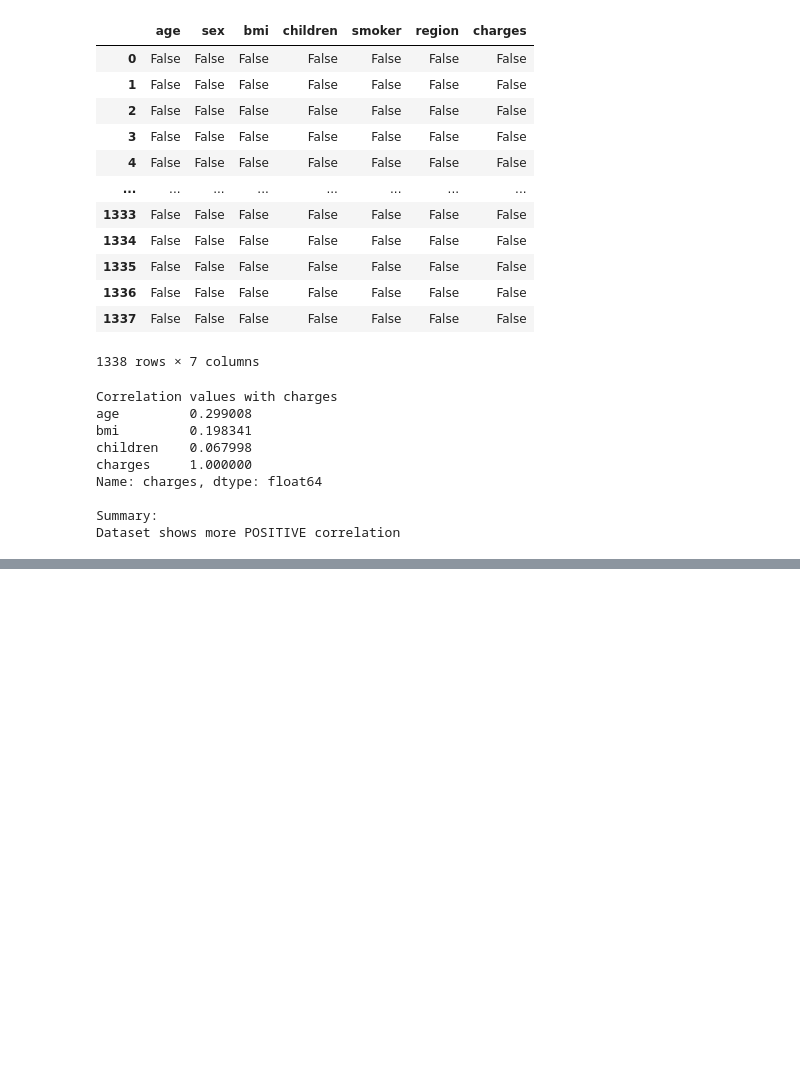
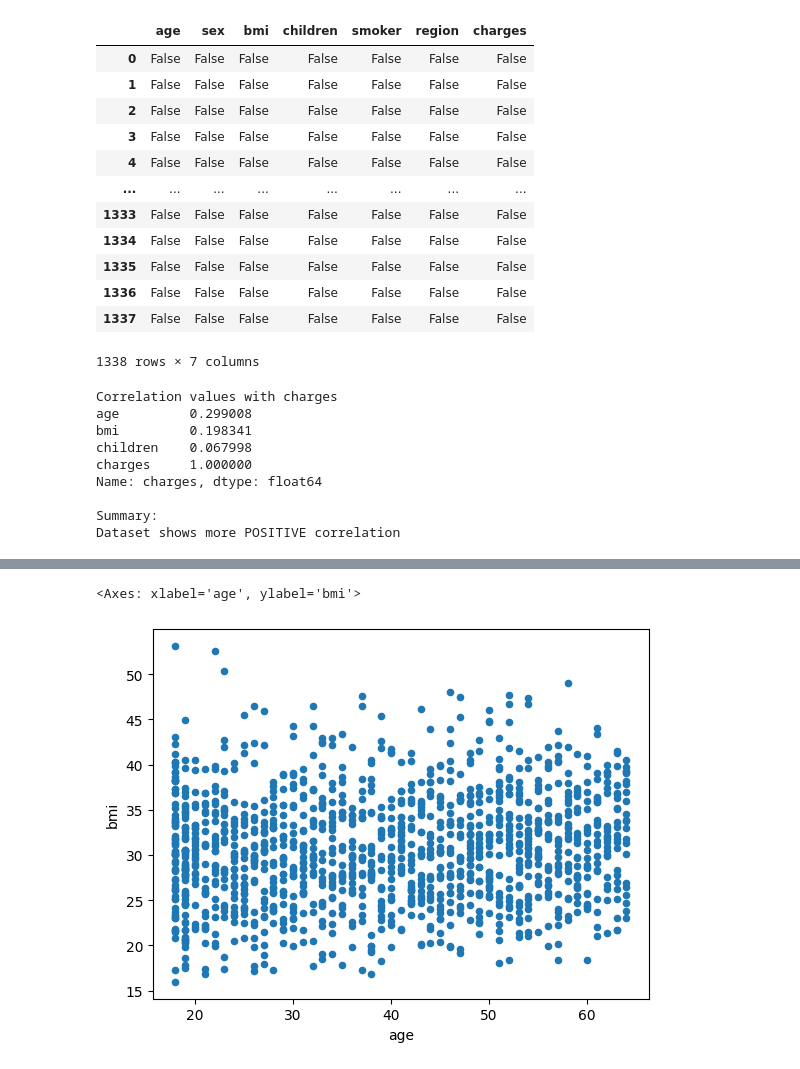
Before and after one commit to naveen03-tech/Machine-Larning, a Jupyter notebook: solutions of lab-01.ipynb, the cells around one changed output, grey strips where cells are left out. Cells and saved outputs as stored; diff of their text form; code cells hidden in the pictures; blank space fills up the shorter version.

```diff
--- a/solutions of lab-01.ipynb
+++ b/solutions of lab-01.ipynb
@@ -134,0 +266,5 @@ Dataset shows more POSITIVE correlation
+# %%
+df.plot(x ='age', y='bmi',kind = 'scatter')
+# %% [output]
+<Axes: xlabel='age', ylabel='bmi'>
+[figure, added]
```
Also changed, not shown: parts of 8 cells of this notebook.
